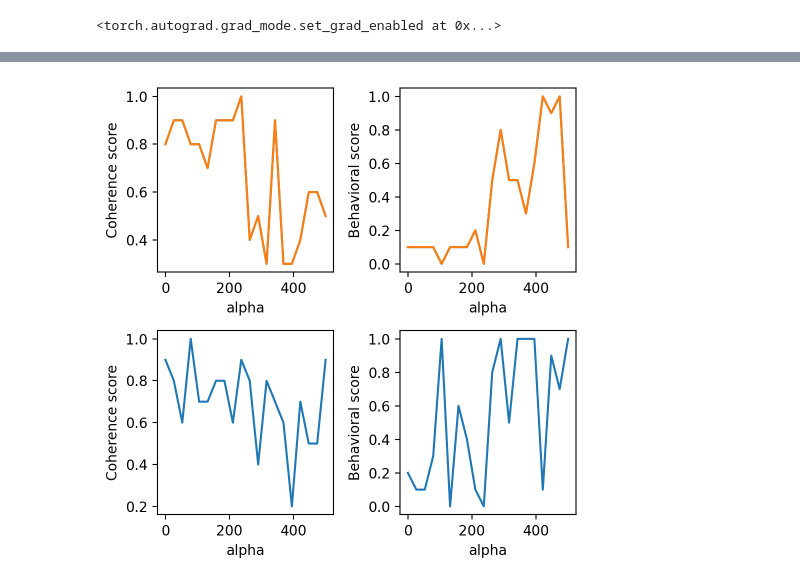
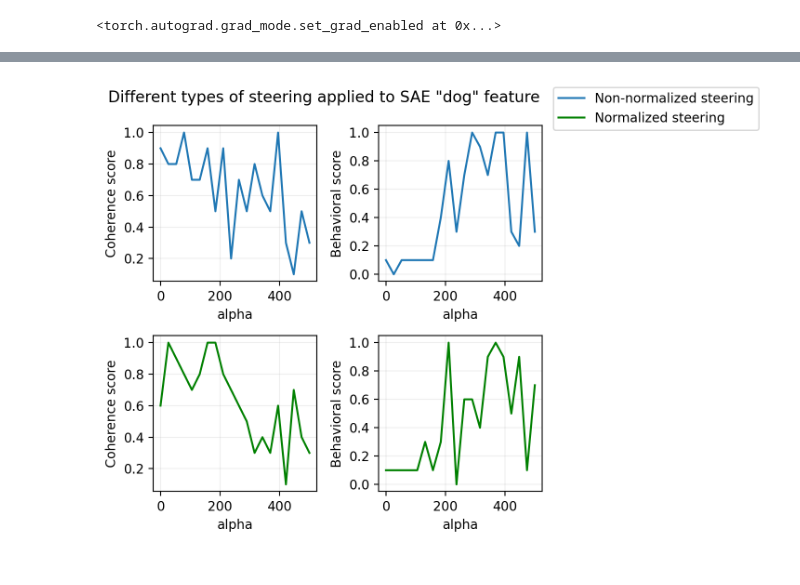
Before and after one commit to selected-topics-ai/LLM-SAE, a Jupyter notebook: notebooks/report.ipynb, the cells around one changed output, grey strips where cells are left out. Saved outputs shown, nothing was run; the diff lists cells and outputs as text; code cells hidden in the pictures.

Commit message:
add separate visualization class

```diff
--- a/notebooks/report.ipynb
+++ b/notebooks/report.ipynb
@@ -194,2 +197,3 @@ pd.DataFrame({
 # %%
-non_normalized = pd.read_json("../answers/non_normalized.json")
+non_normalized = pd.read_json("../answers/non_normalized_2.json")
+non_normalized = add_score_to_dataframe(non_normalized, "dog")
@@ -216,16 +252,0 @@ non_normalized.to_json("../answers/non_normalized.json")
-# %%
-normalized = pd.read_json("../answers/normalized.json")
-
-beh_score_for_normalized = []
-coh_score_for_normalized = []
-for i, row in tqdm(normalized.iterrows()):
-
-    scores = get_scores("dog", row["answers"])
-    beh_score_for_normalized.append(scores.behavioral_score)
-    coh_score_for_normalized.append(scores.coherence_score)
-
-normalized['behavioral_score'] = beh_score_for_normalized
-normalized['coherence_score'] = coh_score_for_normalized
-
-normalized['behavioral_score'] /= 10
-normalized['coherence_score'] /= 10
@@ -252,41 +253,4 @@ normalized
 # %%
-fig, axs = plt.subplots(figsize=(5, 5), ncols=2, nrows=2)
-
-ax = axs.flatten()
-
-ax[0].plot(non_normalized['alpha'], non_normalized['coherence_score'])
-ax[0].set_xlabel("alpha")
-ax[0].set_ylabel("Coherence score")
-
-ax[1].plot(non_normalized['alpha'], non_normalized['behavioral_score'])
-ax[1].set_xlabel("alpha")
-ax[1].set_ylabel("Behavioral score")
-
-
-ax[0].plot(non_normalized['alpha'], non_normalized['coherence_score'])
-ax[0].set_xlabel("alpha")
-ax[0].set_ylabel("Coherence score")
-
-ax[1].plot(non_normalized['alpha'], non_normalized['behavioral_score'])
-ax[1].set_xlabel("alpha")
-ax[1].set_ylabel("Behavioral score")
-
-ax[2].plot(non_normalized['alpha'], normalized['coherence_score'])
-ax[2].set_xlabel("alpha")
-ax[2].set_ylabel("Coherence score")
-
-ax[3].plot(non_normalized['alpha'], normalized['behavioral_score'])
-ax[3].set_xlabel("alpha")
-ax[3].set_ylabel("Behavioral score")
-
-# plt.plot(non_normalized['alpha'], non_normalized['coherence_score'], label="Coherence score")
-# plt.plot(non_normalized['alpha'], non_normalized['behavioral_score'], label="Coherence score")
-# plt.plot(non_normalized['alpha'], non_normalized['coherence_score'] * non_normalized['behavioral_score'], label="c * b")
-#
-# plt.
-# plt.xlabel("alpha")
-
-fig.tight_layout()
-plt.show()
+visualize_score_plots(non_normalized, normalized, "dog")
 # %% [output]
-[figure, old version]
+[figure, new version]
```
Also changed, not shown: parts of 12 cells of this notebook, 1 other file.
